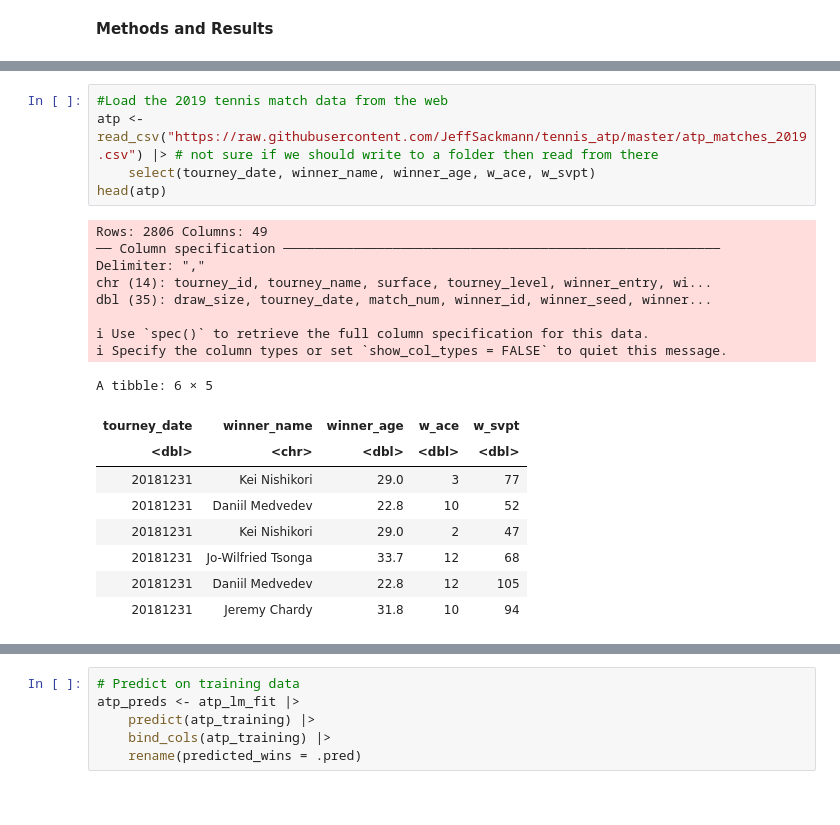
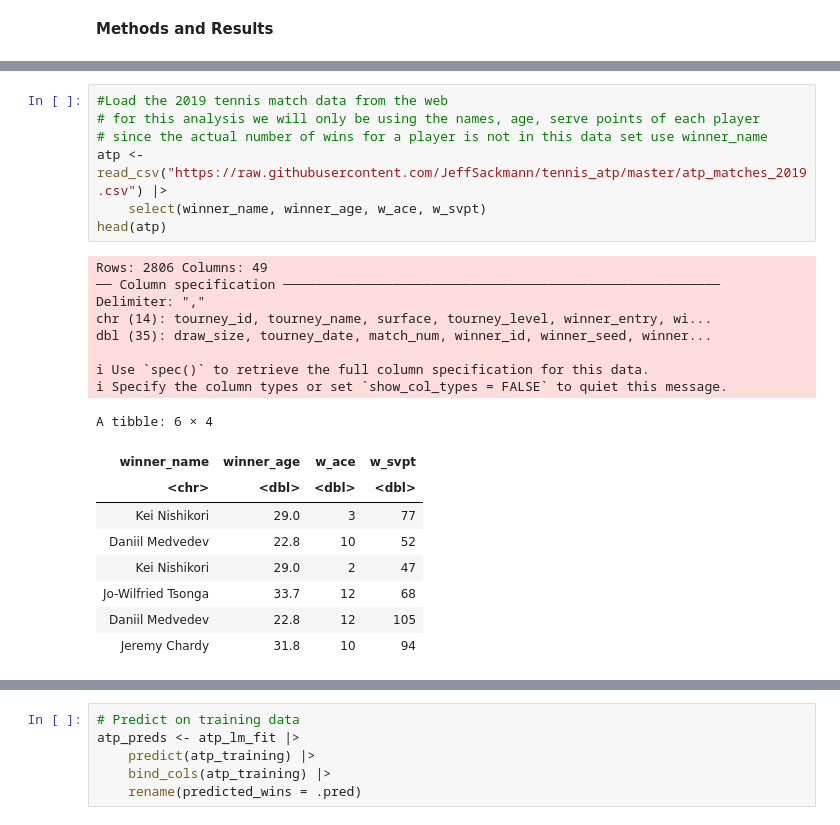
Before and after one commit to Wjolff/dsci-100-project-group20, a Jupyter notebook: group_project_proposal.ipynb, the cells around one changed output, grey strips where cells are left out. Cells and saved outputs as stored; diff of their text form.

```diff
--- a/group_project_proposal.ipynb
+++ b/group_project_proposal.ipynb
@@ -39,25 +39,27 @@ Registered S3 method overwritten by 'GGally':
   +.gg   ggplot2
 # %%
 #Load the 2019 tennis match data from the web
-atp <- read_csv("https://raw.githubusercontent.com/JeffSackmann/tennis_atp/master/atp_matches_2019.csv") |> # not sure if we should write to a folder then read from there
-    select(tourney_date, winner_name, winner_age, w_ace, w_svpt)
+# for this analysis we will only be using the names, age, serve points of each player
+# since the actual number of wins for a player is not in this data set use winner_name
+atp <- read_csv("https://raw.githubusercontent.com/JeffSackmann/tennis_atp/master/atp_matches_2019.csv") |>
+    select(winner_name, winner_age, w_ace, w_svpt)
 head(atp)
 # %% [output]
 Rows: 2806 Columns: 49
 ── Column specification ────────────────────────────────────────────────────────
 Delimiter: ","
 chr (14): tourney_id, tourney_name, surface, tourney_level, winner_entry, wi...
 dbl (35): draw_size, tourney_date, match_num, winner_id, winner_seed, winner...
 
 ℹ Use `spec()` to retrieve the full column specification for this data.
 ℹ Specify the column types or set `show_col_types = FALSE` to quiet this message.
-A tibble: 6 × 5
+A tibble: 6 × 4
-| tourney_date | winner_name | winner_age | w_ace | w_svpt |
-| <dbl> | <chr> | <dbl> | <dbl> | <dbl> |
-| 20181231 | Kei Nishikori | 29.0 | 3 | 77 |
-| 20181231 | Daniil Medvedev | 22.8 | 10 | 52 |
-| 20181231 | Kei Nishikori | 29.0 | 2 | 47 |
-| 20181231 | Jo-Wilfried Tsonga | 33.7 | 12 | 68 |
-| 20181231 | Daniil Medvedev | 22.8 | 12 | 105 |
-| 20181231 | Jeremy Chardy | 31.8 | 10 | 94 |
+| winner_name | winner_age | w_ace | w_svpt |
+| <chr> | <dbl> | <dbl> | <dbl> |
+| Kei Nishikori | 29.0 | 3 | 77 |
+| Daniil Medvedev | 22.8 | 10 | 52 |
+| Kei Nishikori | 29.0 | 2 | 47 |
+| Jo-Wilfried Tsonga | 33.7 | 12 | 68 |
+| Daniil Medvedev | 22.8 | 12 | 105 |
+| Jeremy Chardy | 31.8 | 10 | 94 |
 # %%
```
Also changed, not shown: parts of 19 cells of this notebook.
